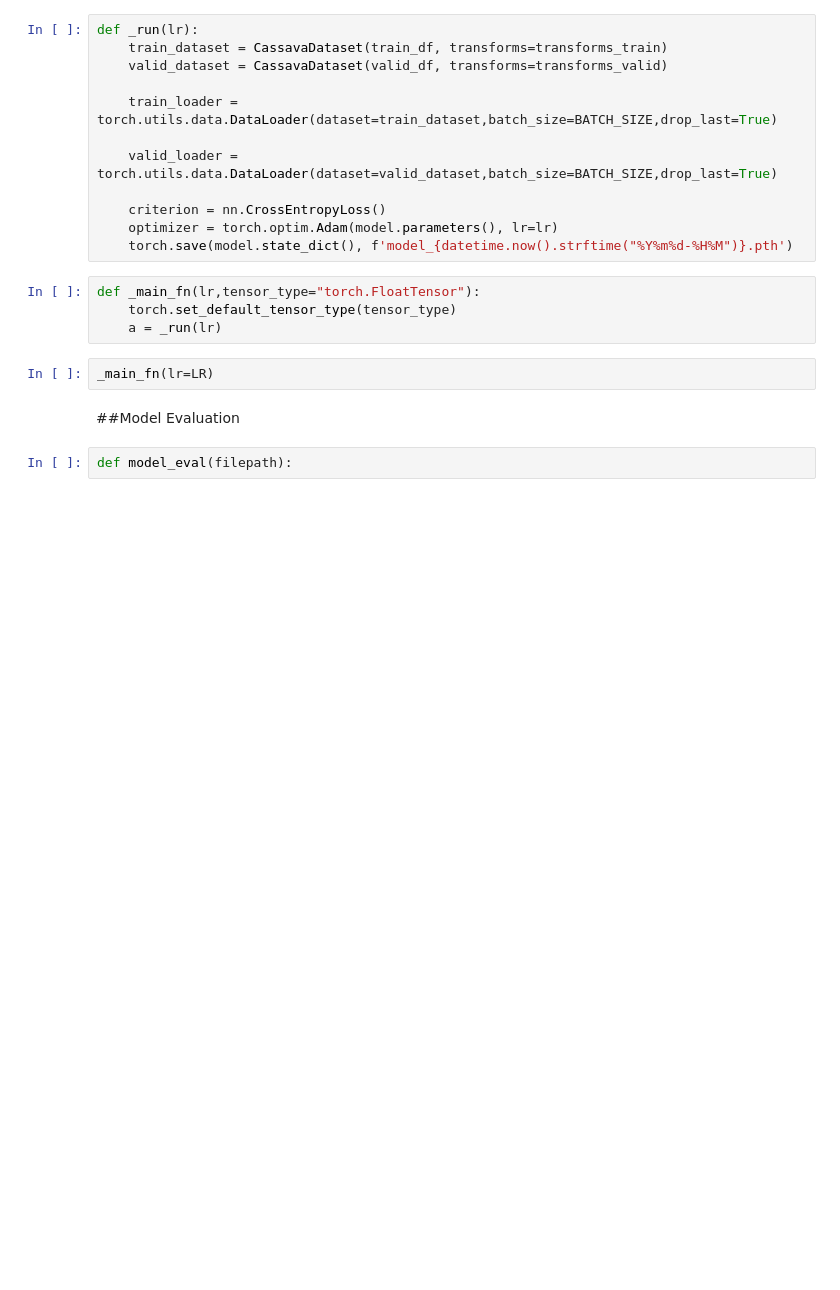
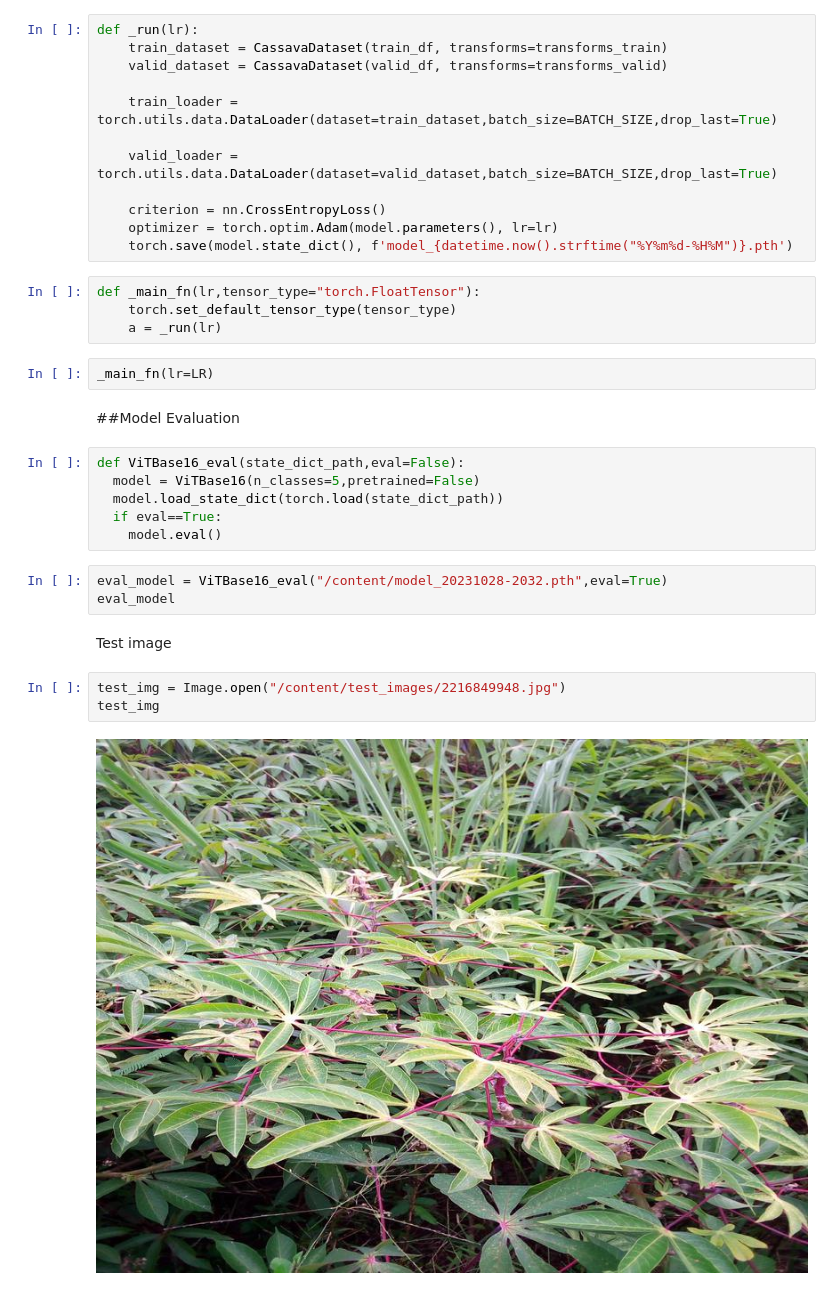
Before and after one commit to Diacod-I/cassava_plant, a Jupyter notebook: Cassava_Leaf_Disease_Detection.ipynb, the cells around one changed output. Drawn from its saved outputs; the diff is of its cells as text; blank space fills up the shorter version.

```diff
--- a/Cassava_Leaf_Disease_Detection.ipynb
+++ b/Cassava_Leaf_Disease_Detection.ipynb
@@ -338,5 +320,19 @@ def _main_fn(lr,tensor_type="torch.FloatTensor"):
 _main_fn(lr=LR)
 # %% [markdown]
 ##Model Evaluation
-# %%
-def model_eval(filepath):
+# %%
+def ViTBase16_eval(state_dict_path,eval=False):
+  model = ViTBase16(n_classes=5,pretrained=False)
+  model.load_state_dict(torch.load(state_dict_path))
+  if eval==True:
+    model.eval()
+# %%
+eval_model = ViTBase16_eval("/content/model_20231028-2032.pth",eval=True)
+eval_model
+# %% [markdown]
+Test image
+# %%
+test_img = Image.open("/content/test_images/2216849948.jpg")
+test_img
+# %% [output]
+[figure, added]
```
Also changed, not shown: parts of 3 cells of this notebook.
